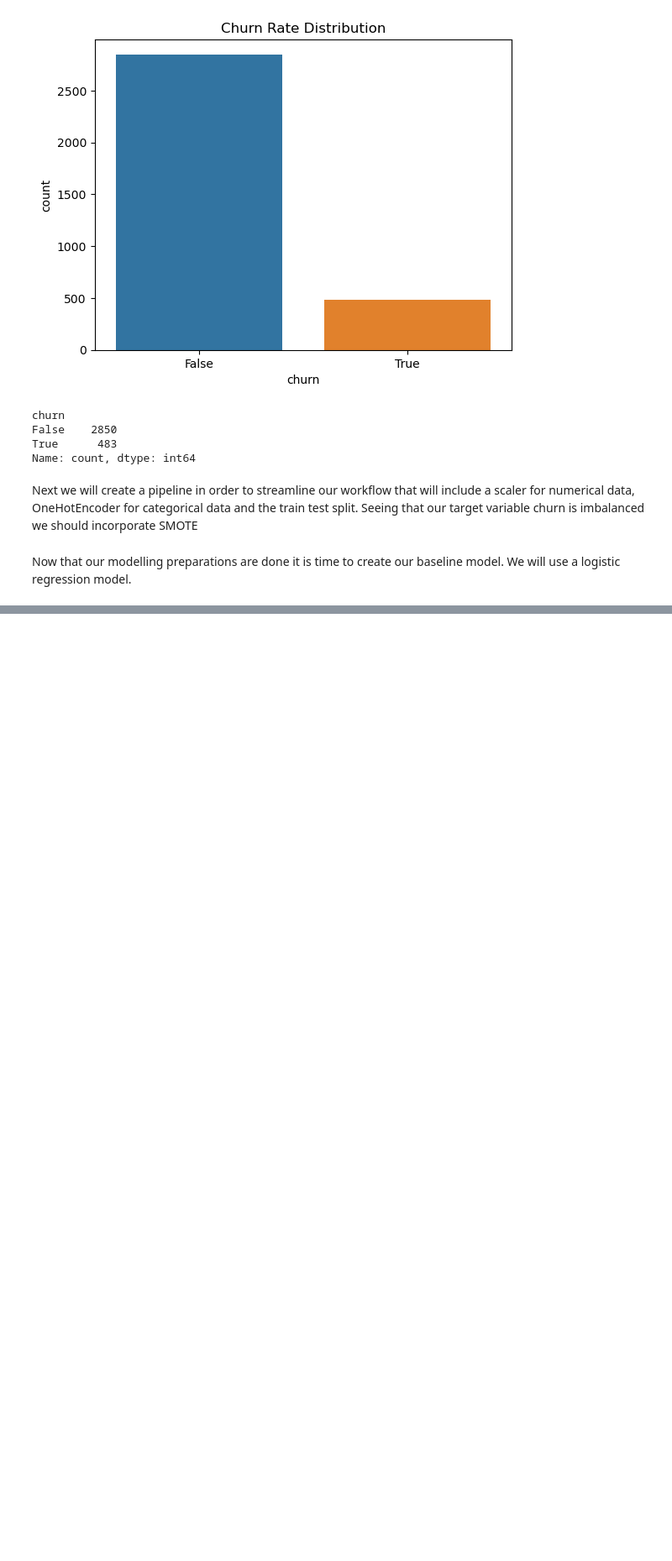
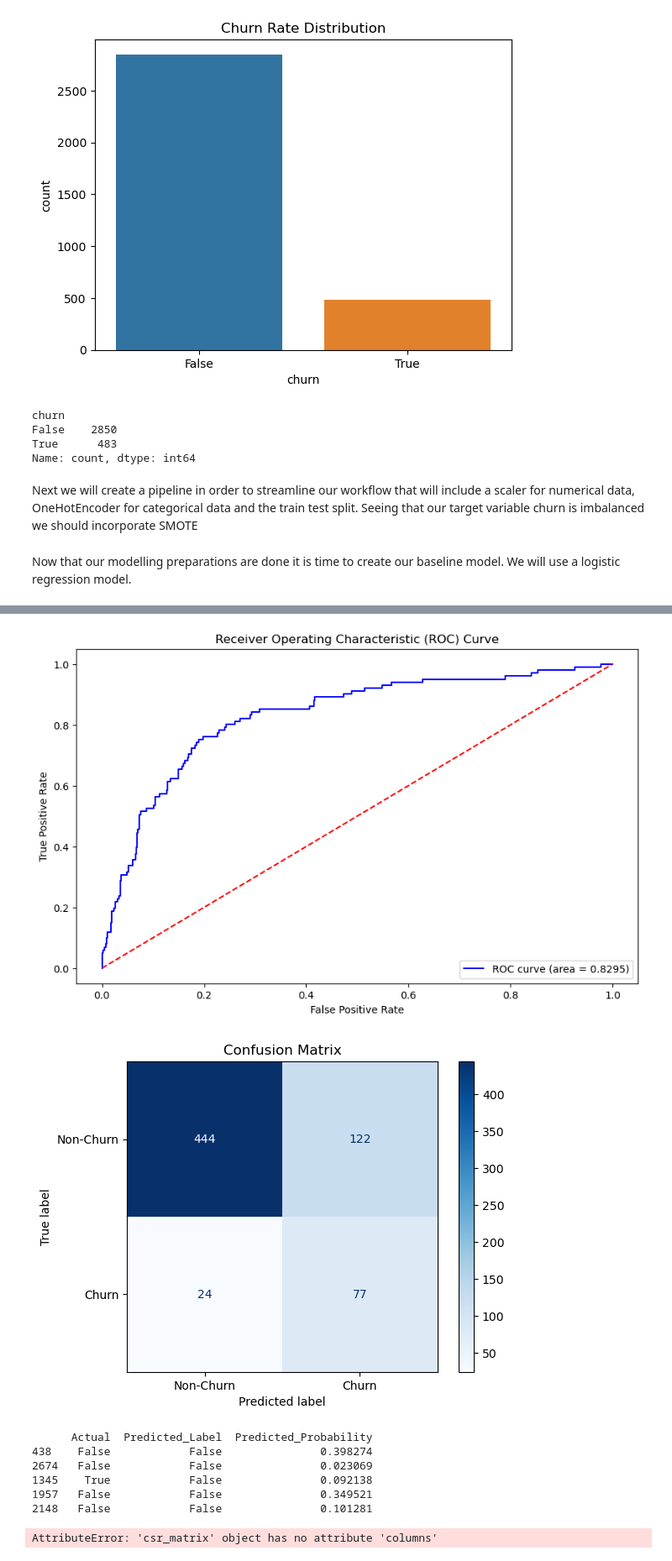
Before and after one commit to William-Itotia/Phase-3-DSC-SYR, a Jupyter notebook: ProjectSyr.ipynb, the cells around one changed output, grey strips where cells are left out. Shown: that part at 84% size. Cells and saved outputs as stored; diff of their text form; code cells hidden in the pictures; blank space fills up the shorter version.

```diff
--- a/ProjectSyr.ipynb
+++ b/ProjectSyr.ipynb
@@ -275,0 +327,54 @@ y_pred_proba = logistic_regression_model.predict_proba(X_test_preprocessed)[:, 1
+# %%
+# ROC AUC Curve
+fpr, tpr, thresholds = roc_curve(y_test, y_pred_proba)
+plt.figure(figsize=(10, 6))
+plt.plot(fpr, tpr, color='blue', label='ROC curve (area = %0.4f)' % roc_auc)
+plt.plot([0, 1], [0, 1], color='red', linestyle='--')
+plt.xlabel('False Positive Rate')
+plt.ylabel('True Positive Rate')
+plt.title('Receiver Operating Characteristic (ROC) Curve')
+plt.legend(loc='lower right')
+plt.show()
+
+# Confusion Matrix
+conf_matrix = confusion_matrix(y_test, y_pred)
+disp = ConfusionMatrixDisplay(confusion_matrix=conf_matrix, display_labels=['Non-Churn', 'Churn'])
+disp.plot(cmap='Blues')
+plt.title('Confusion Matrix')
+plt.show()
+# %% [output]
+[figure, added]
+[figure, added]
+# %%
+#DataFrame to see the actual vs predicted values
+predictions = pd.DataFrame({
+    'Actual': y_test,
+    'Predicted_Label': y_pred,
+    'Predicted_Probability': y_pred_proba
+})
+
+print(predictions.head())
+# %% [output]
+      Actual  Predicted_Label  Predicted_Probability
+438    False            False               0.398274
+2674   False            False               0.023069
+1345    True            False               0.092138
+1957   False            False               0.349521
+2148   False            False               0.101281
+# %%
+# Create a DataFrame with features and their corresponding coefficients
+coefficients = pd.DataFrame({
+    'Feature': X_train_resampled.columns,
+    'Coefficient': logistic_regression_model.coef_[0]
+})
+
+# Calculate the odds ratio
+coefficients['Odds Ratio'] = np.exp(coefficients['Coefficient'])
+
+# Sort the DataFrame by odds ratio in descending order
+coefficients = coefficients.sort_values(by='Odds Ratio', ascending=False)
+
+# Print the coefficients DataFrame
+print(coefficients)
+# %% [output]
+AttributeError: 'csr_matrix' object has no attribute 'columns'
```
Also changed, not shown: parts of 7 cells of this notebook.
